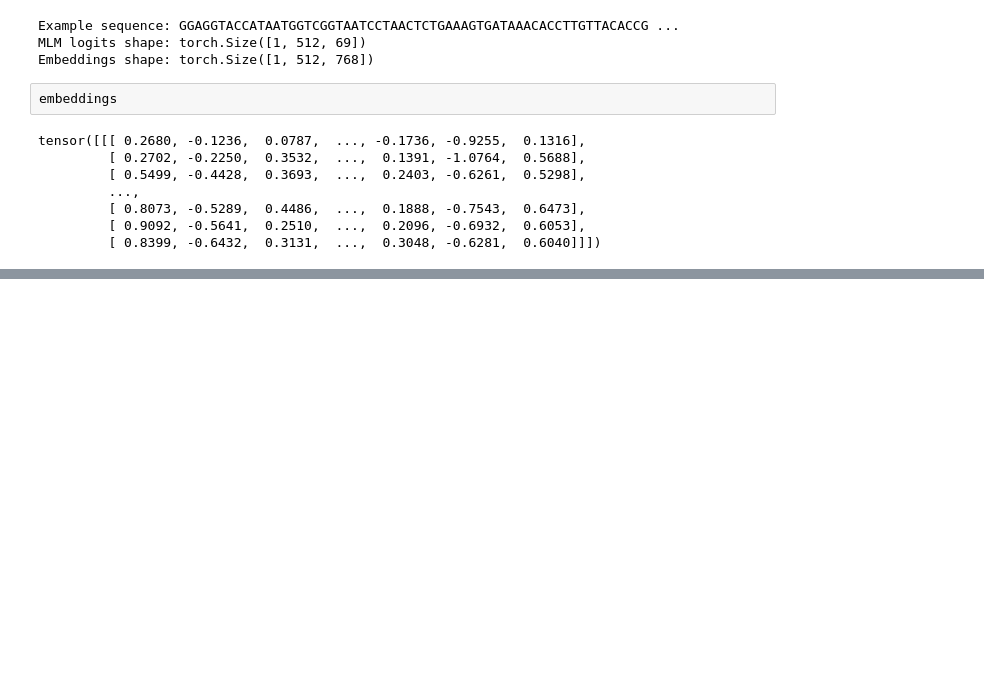
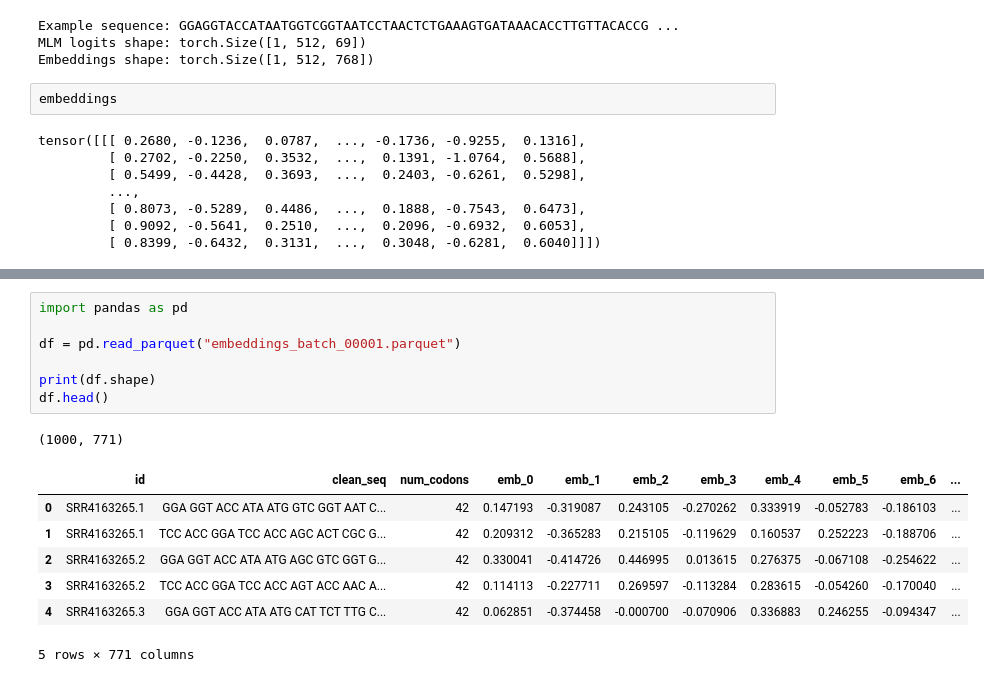
Before and after one commit to Ailin0103/Sequence-Optimization-with-CodonBERT, a Jupyter notebook: notebooks/SRR_load_sequences.ipynb, the cells around one changed output, grey strips where cells are left out. Saved outputs shown, nothing was run; the diff lists cells and outputs as text; blank space fills up the shorter version.

```diff
--- a/notebooks/SRR_load_sequences.ipynb
+++ b/notebooks/SRR_load_sequences.ipynb
@@ -78,0 +105,16 @@ tensor([[[ 0.2680, -0.1236,  0.0787,  ..., -0.1736, -0.9255,  0.1316],
+# %%
+import pandas as pd
+
+df = pd.read_parquet("embeddings_batch_00001.parquet")
+
+print(df.shape)
+df.head()
+# %% [output]
+(1000, 771)
+|  | id | clean_seq | num_codons | emb_0 | emb_1 | emb_2 | emb_3 | emb_4 | emb_5 | emb_6 | ... |
+| 0 | SRR4163265.1 | GGA GGT ACC ATA ATG GTC GGT AAT C... | 42 | 0.147193 | -0.319087 | 0.243105 | -0.270262 | 0.333919 | -0.052783 | -0.186103 | ... |
+| 1 | SRR4163265.1 | TCC ACC GGA TCC ACC AGC ACT CGC G... | 42 | 0.209312 | -0.365283 | 0.215105 | -0.119629 | 0.160537 | 0.252223 | -0.188706 | ... |
+| 2 | SRR4163265.2 | GGA GGT ACC ATA ATG AGC GTC GGT G... | 42 | 0.330041 | -0.414726 | 0.446995 | 0.013615 | 0.276375 | -0.067108 | -0.254622 | ... |
+| 3 | SRR4163265.2 | TCC ACC GGA TCC ACC AGT ACC AAC A... | 42 | 0.114113 | -0.227711 | 0.269597 | -0.113284 | 0.283615 | -0.054260 | -0.170040 | ... |
+| 4 | SRR4163265.3 | GGA GGT ACC ATA ATG CAT TCT TTG C... | 42 | 0.062851 | -0.374458 | -0.000700 | -0.070906 | 0.336883 | 0.246255 | -0.094347 | ... |
+5 rows × 771 columns
```
Also changed, not shown: parts of 5 cells of this notebook, 13 other files.
